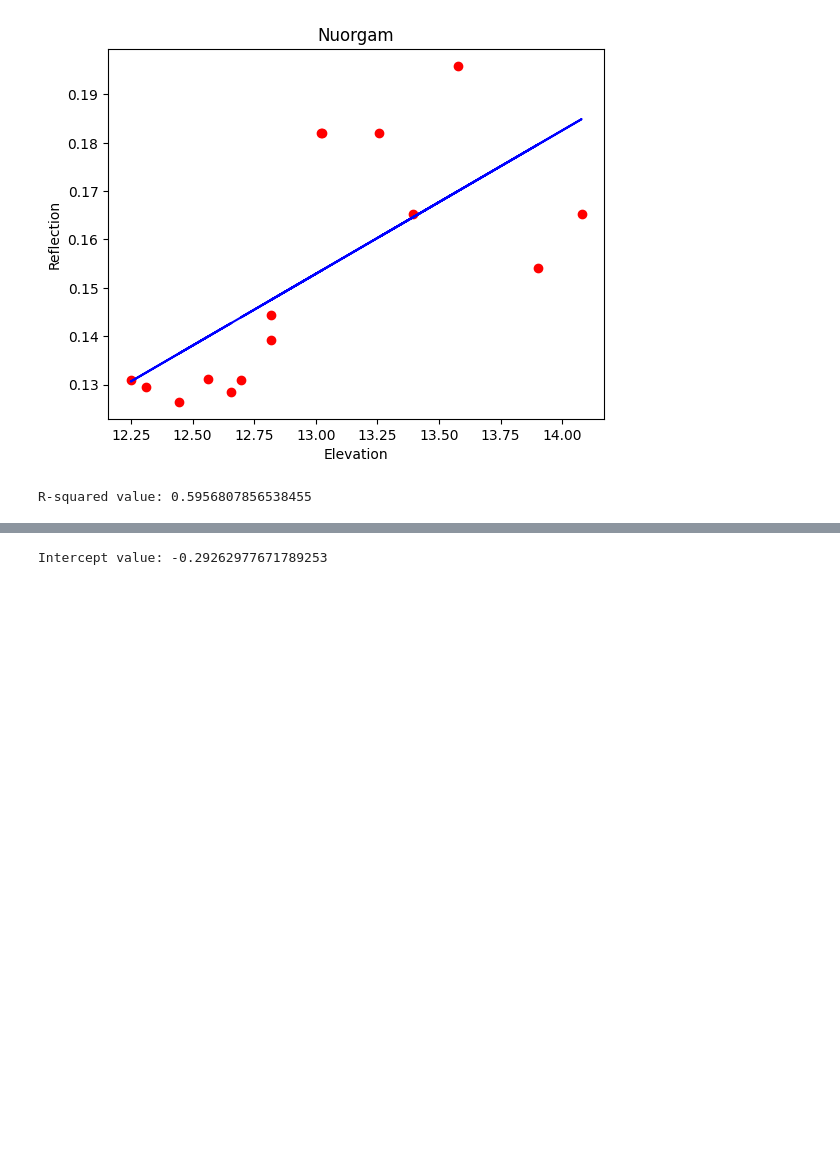
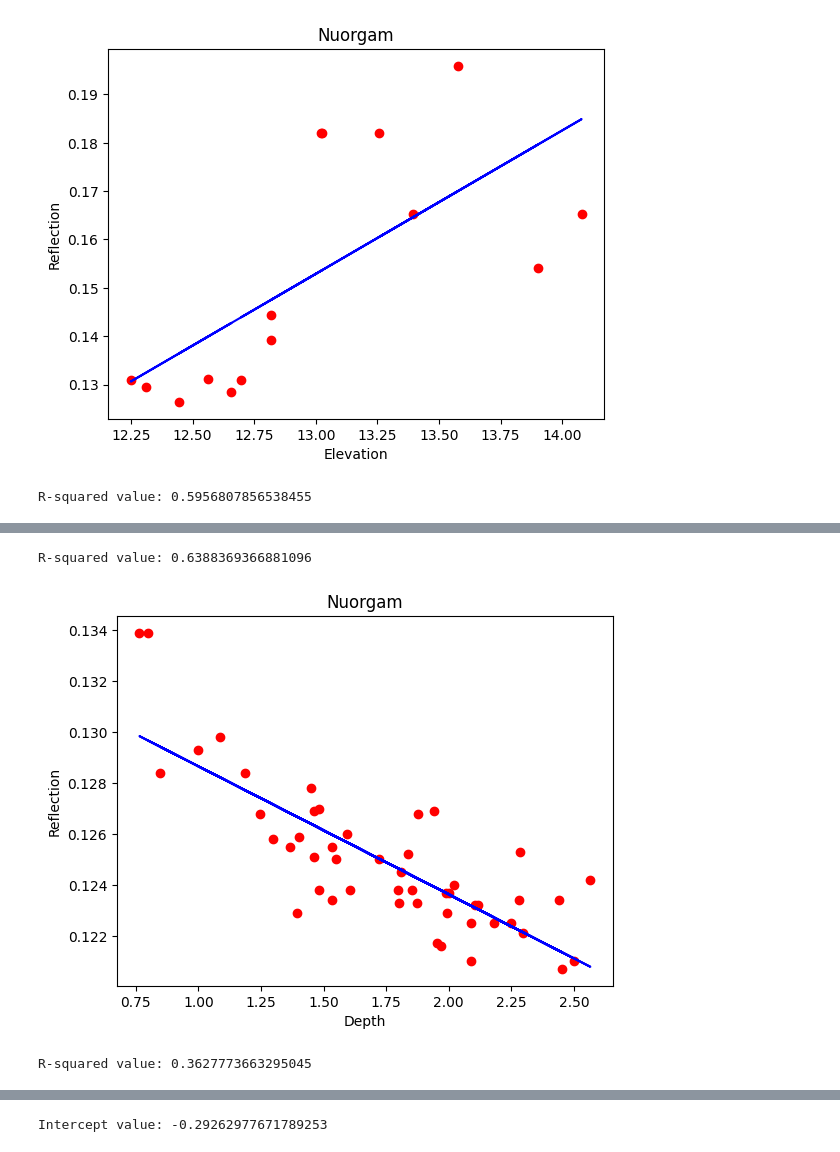
Before and after one commit to susannakukka/bathymetric-model-analysis, a Jupyter notebook: notebooks/sentinel2_bathymetry.ipynb, the cells around one changed output, grey strips where cells are left out. Saved outputs shown, nothing was run; the diff lists cells and outputs as text; code cells hidden in the pictures; blank space fills up the shorter version.

```diff
--- a/notebooks/sentinel2_bathymetry.ipynb
+++ b/notebooks/sentinel2_bathymetry.ipynb
@@ -172,0 +283,8 @@ R-squared value: 0.5956807856538455
+# %%
+# rename columns
+# Band 2 - Blue
+# Band 3 - Green
+# Band 4 - Red
+# Band 8 - NIR
+# Band 11 - SWIR
+n_c = n_c.rename(columns={"SAMPLE_2": "ASV", "SAMPLE_2_2": "Band_2", "SAMPLE_3": "Band_3", "SAMPLE_4": "Band_4", "SAMPLE_8": "Band_8", "SAMPLE_11": "Band_11", "SAMPLE_4_2": "ALS"})
@@ -172,0 +311,22 @@ R-squared value: 0.5956807856538455
+# %%
+n_c = n_c.dropna()
+# %%
+# coefficient A
+x = n_c[['ASV']]
+y = n_c[['Band_3']]
+# %%
+model.fit(x, y)
+
+r2_score = model.score(x, y)
+print(f"R-squared value: {r2_score}")
+# %% [output]
+R-squared value: 0.6388369366881096
+# %%
+plt.scatter(x, y, color = 'red')
+plt.plot(x, model.predict(x), color = 'blue')
+plt.title('Nuorgam')
+plt.xlabel('Depth')
+plt.ylabel('Reflection')
+plt.show()
+# %% [output]
+[figure, added]
@@ -172,0 +337,7 @@ R-squared value: 0.5956807856538455
+# %%
+model.fit(x, y)
+
+r2_score = model.score(x, y)
+print(f"R-squared value: {r2_score}")
+# %% [output]
+R-squared value: 0.3627773663295045
```
Also changed, not shown: parts of 19 cells of this notebook, 3 other files.
